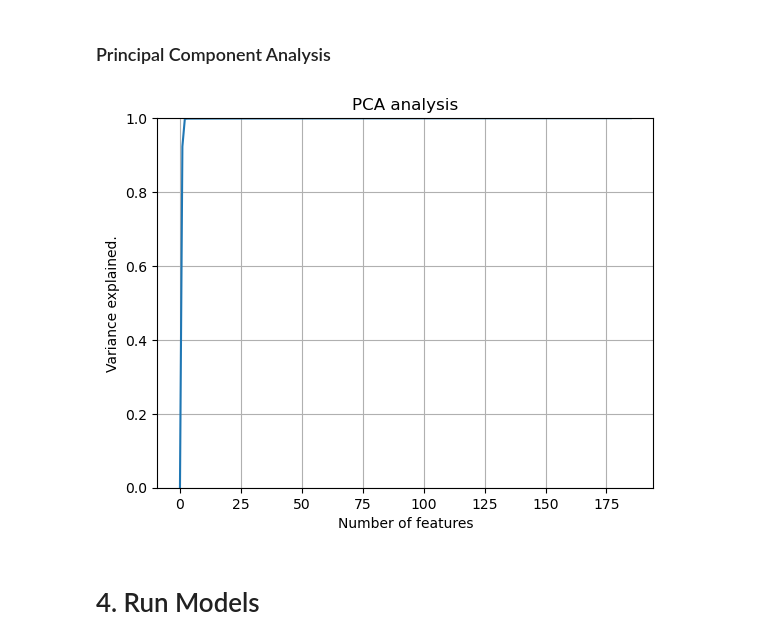
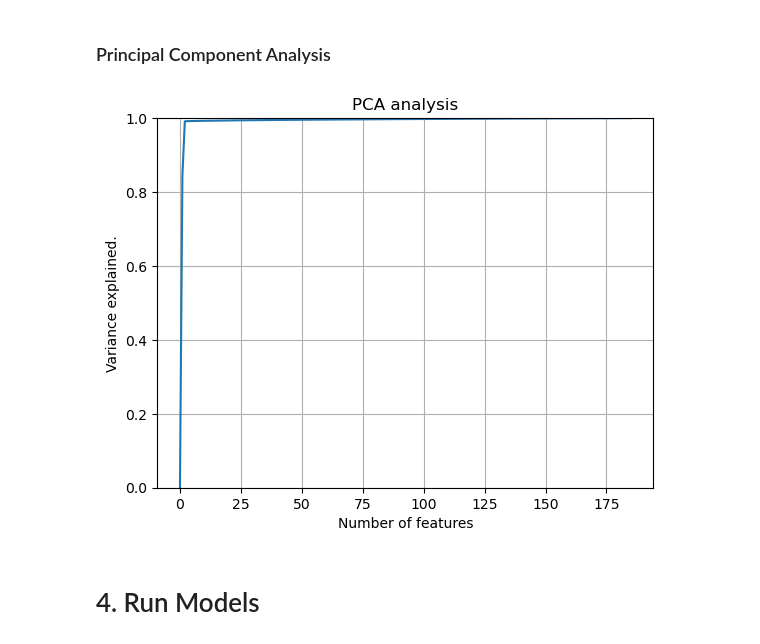
Before and after one commit to mkorob/AI_Authorship_Attribution, a Jupyter notebook: src/gpt-who.ipynb, the cells around one changed output. Drawn from its saved outputs; the diff is of its cells as text; code cells hidden in the pictures.

```diff
--- a/src/gpt-who.ipynb
+++ b/src/gpt-who.ipynb
@@ -397,25 +408,24 @@ plt.tight_layout()
 # %%
 from sklearn.decomposition import PCA
 from sklearn.preprocessing import StandardScaler
 import matplotlib.pyplot as plt
 
 feature_names = colnames_reg.values.tolist()
 
 pca = PCA(n_components=min(len(feature_names), len(X_train_df.index)))
-pca.fit_transform(X_train_df.T)
-
+pca.fit_transform(X_train_df)
 fig, ax = plt.subplots()
 ax.set_ylim([0, 1])
 var_explained = pca.explained_variance_ratio_.cumsum()
 var_explained = np.insert(var_explained, 0, 0)
 
 components = list(range(len(var_explained)))
 ax.plot(components, var_explained)
 ax.set(xlabel='Number of features', ylabel='Variance explained.',
        title='PCA analysis')
 ax.grid()
 
 fig.savefig("pca_analysis.png")
 plt.show()
 # %% [output]
-[figure, old version]
+[figure, new version]
```
Also changed, not shown: parts of 21 cells of this notebook.
